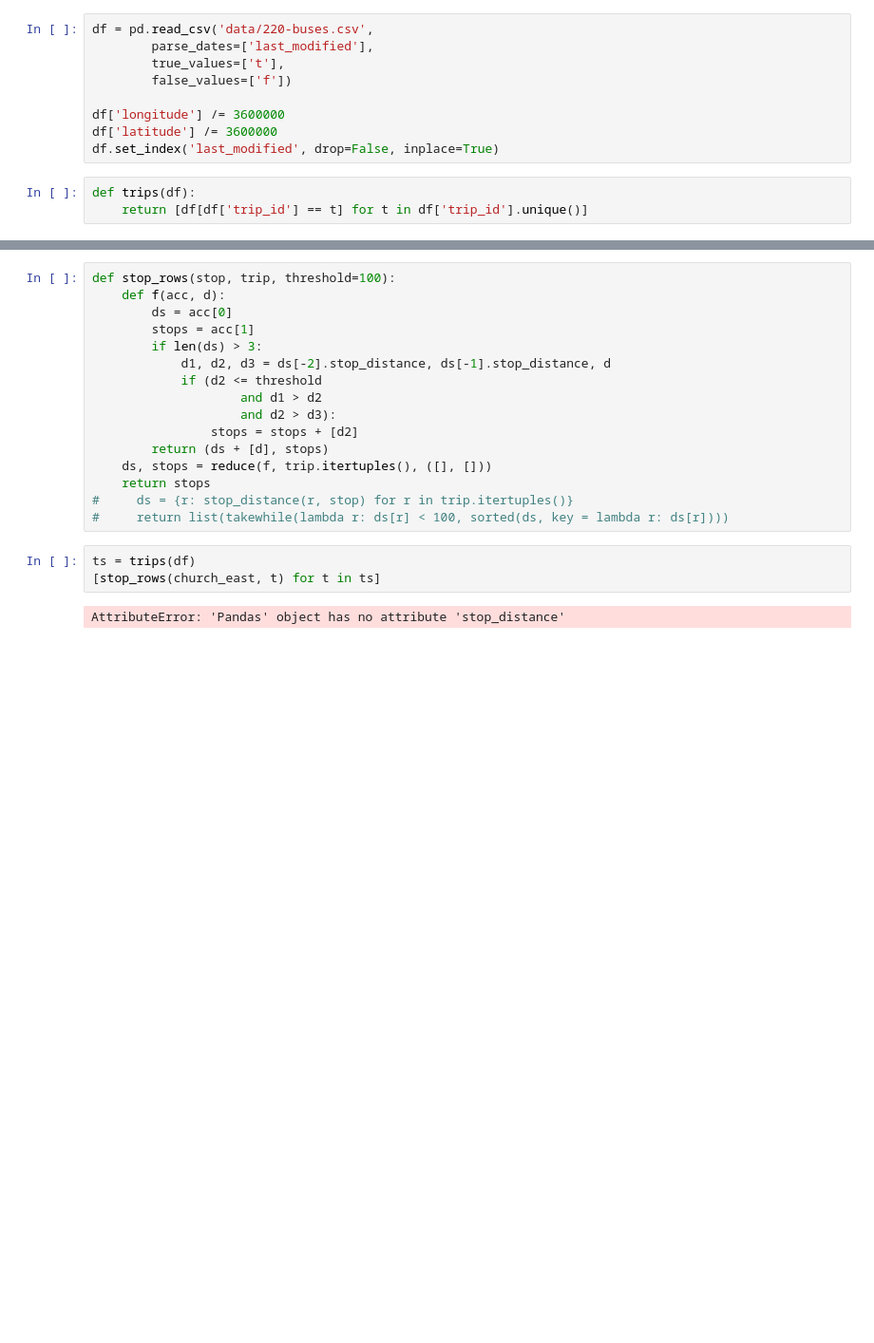
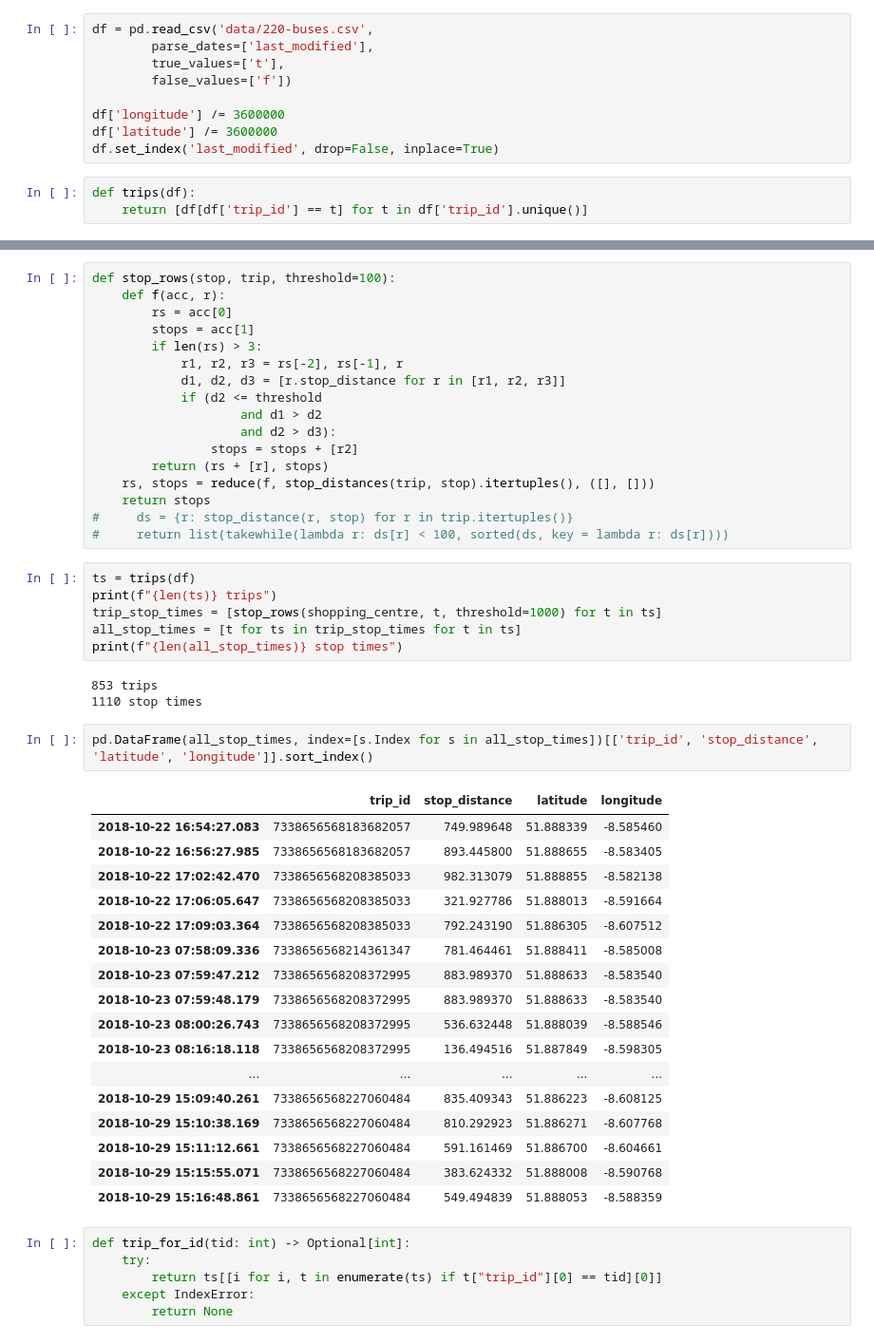
Before and after one commit to undergroundquizscene/busboy, a Jupyter notebook: ARIMA.ipynb, the cells around one changed output, grey strips where cells are left out. Shown at 95% size. Cells and saved outputs as stored; diff of their text form; blank space fills up the shorter version.

```diff
--- a/ARIMA.ipynb
+++ b/ARIMA.ipynb
@@ -33,21 +41,52 @@ def stop_distance(r, stop):
 # %%
 def stop_rows(stop, trip, threshold=100):
-    def f(acc, d):
-        ds = acc[0]
+    def f(acc, r):
+        rs = acc[0]
         stops = acc[1]
-        if len(ds) > 3:
-            d1, d2, d3 = ds[-2].stop_distance, ds[-1].stop_distance, d
+        if len(rs) > 3:
+            r1, r2, r3 = rs[-2], rs[-1], r
+            d1, d2, d3 = [r.stop_distance for r in [r1, r2, r3]]
             if (d2 <= threshold
                     and d1 > d2
                     and d2 > d3):
-                stops = stops + [d2]
-        return (ds + [d], stops)
-    ds, stops = reduce(f, trip.itertuples(), ([], []))
+                stops = stops + [r2]
+        return (rs + [r], stops)
+    rs, stops = reduce(f, stop_distances(trip, stop).itertuples(), ([], []))
     return stops
 #     ds = {r: stop_distance(r, stop) for r in trip.itertuples()}
 #     return list(takewhile(lambda r: ds[r] < 100, sorted(ds, key = lambda r: ds[r])))
-# %%
-ts = trips(df)
-[stop_rows(church_east, t) for t in ts]
-# %% [output]
-AttributeError: 'Pandas' object has no attribute 'stop_distance'
+# %%
+ts = trips(df)
+print(f"{len(ts)} trips")
+trip_stop_times = [stop_rows(shopping_centre, t, threshold=1000) for t in ts]
+all_stop_times = [t for ts in trip_stop_times for t in ts]
+print(f"{len(all_stop_times)} stop times")
+# %% [output]
+853 trips
+1110 stop times
+# %%
+pd.DataFrame(all_stop_times, index=[s.Index for s in all_stop_times])[['trip_id', 'stop_distance', 'latitude', 'longitude']].sort_index()
+# %% [output]
+|  | trip_id | stop_distance | latitude | longitude |
+| 2018-10-22 16:54:27.083 | 7338656568183682057 | 749.989648 | 51.888339 | -8.585460 |
+| 2018-10-22 16:56:27.985 | 7338656568183682057 | 893.445800 | 51.888655 | -8.583405 |
+| 2018-10-22 17:02:42.470 | 7338656568208385033 | 982.313079 | 51.888855 | -8.582138 |
+| 2018-10-22 17:06:05.647 | 7338656568208385033 | 321.927786 | 51.888013 | -8.591664 |
+| 2018-10-22 17:09:03.364 | 7338656568208385033 | 792.243190 | 51.886305 | -8.607512 |
+| 2018-10-23 07:58:09.336 | 7338656568214361347 | 781.464461 | 51.888411 | -8.585008 |
+| 2018-10-23 07:59:47.212 | 7338656568208372995 | 883.989370 | 51.888633 | -8.583540 |
+| 2018-10-23 07:59:48.179 | 7338656568208372995 | 883.989370 | 51.888633 | -8.583540 |
+| 2018-10-23 08:00:26.743 | 7338656568208372995 | 536.632448 | 51.888039 | -8.588546 |
+| 2018-10-23 08:16:18.118 | 7338656568208372995 | 136.494516 | 51.887849 | -8.598305 |
+| ... | ... | ... | ... | ... |
+| 2018-10-29 15:09:40.261 | 7338656568227060484 | 835.409343 | 51.886223 | -8.608125 |
+| 2018-10-29 15:10:38.169 | 7338656568227060484 | 810.292923 | 51.886271 | -8.607768 |
+| 2018-10-29 15:11:12.661 | 7338656568227060484 | 591.161469 | 51.886700 | -8.604661 |
+| 2018-10-29 15:15:55.071 | 7338656568227060484 | 383.624332 | 51.888008 | -8.590768 |
+| 2018-10-29 15:16:48.861 | 7338656568227060484 | 549.494839 | 51.888053 | -8.588359 |
+# %%
+def trip_for_id(tid: int) -> Optional[int]:
+    try:
+        return ts[[i for i, t in enumerate(ts) if t["trip_id"][0] == tid][0]]
+    except IndexError:
+        return None
```
Also changed, not shown: parts of 3 cells of this notebook.
